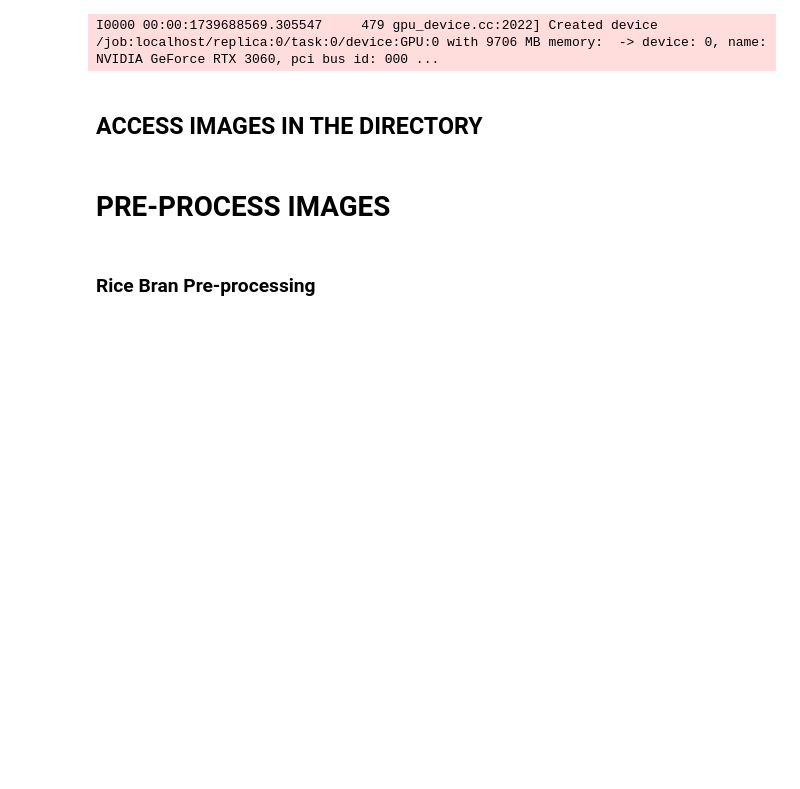
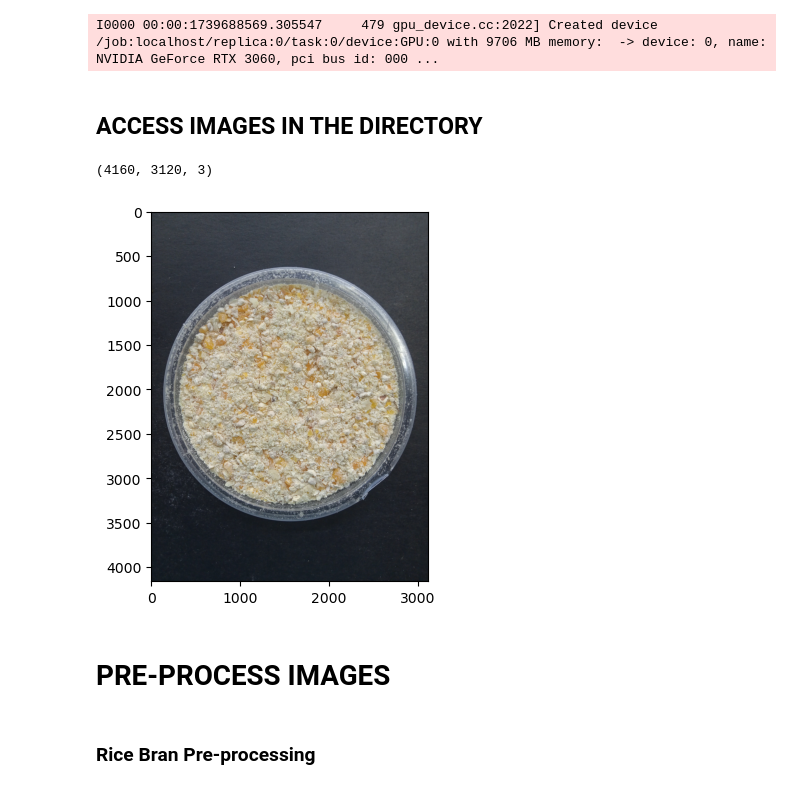
Before and after one commit to buggernut04/Thesis_Project_Feed_Classification, a Jupyter notebook: main.ipynb, the cells around one changed output. Cells and saved outputs as stored; diff of their text form; code cells hidden in the pictures; blank space fills up the shorter version.

```diff
--- a/main.ipynb
+++ b/main.ipynb
@@ -48,29 +48,38 @@ I0000 00:00:1739688569.305547     479 gpu_device.cc:2022] Created device /job:lo
 # %%
 # Define the directory for images
 # Rice Bran
 # partial_dir = 'C:\\Users\\hp\\Documents\\VSU Files\\Fourth Year\\Thesis\\Dataset Images\\Rice Bran\\Raw\\Set 2'
 # partial_dir = '/mnt/c/Users/Room201B/Documents/Salem - Thesis/Dataset/Rice Bran/Raw/Set 2'
 
 # Soybean Meal
 # partial_dir = 'C:\\Users\\hp\\Documents\\VSU Files\\Fourth Year\\Thesis\\Dataset Images\\Soybean Meal\\Raw\\Set 1'
-partial_dir = '/mnt/c/Users/Room201B/Documents/Salem - Thesis/Dataset/Soybean Meal/Raw/Set 1'
+# partial_dir = '/mnt/c/Users/Room201B/Documents/Salem - Thesis/Dataset/Soybean Meal/Raw/Set 1'
+
+# Ground Corn
+#partial_dir = '/mnt/c/Users/Room201B/Documents/Salem - Thesis/Dataset/Corn/Raw/Set 2'
 
 # Define the subdirectories for each fabric type
 pure_dir = os.path.join(partial_dir, 'Pure')
 adulterated_dir = os.path.join(partial_dir, 'Adulterated')
 
 # display sample image
 #image_path = os.path.join(adulterated_dir, 'adulterated_rb (500).jpg')
 #image_path = os.path.join(pure_dir, 'pure_rb (500).jpg')
 
 #image_path = os.path.join(adulterated_dir, 'adulterated_sbm (5).jpg')
-image_path = os.path.join(pure_dir, 'pure_sbm (5).jpg')
+#image_path = os.path.join(pure_dir, 'pure_sbm (5).jpg')
+
+#image_path = os.path.join(adulterated_dir, 'adulterated_corn (5).jpg')
+image_path = os.path.join(pure_dir, 'pure_corn (5).jpg')
 
 
 img = mpimg.imread(image_path)
 print(img.shape)
 plt.imshow(img)
 plt.show()
+# %% [output]
+(4160, 3120, 3)
+[figure, added]
 # %% [markdown]
 # PRE-PROCESS IMAGES
 # %%
```
Also changed, not shown: parts of 17 cells of this notebook, 1 other file.
